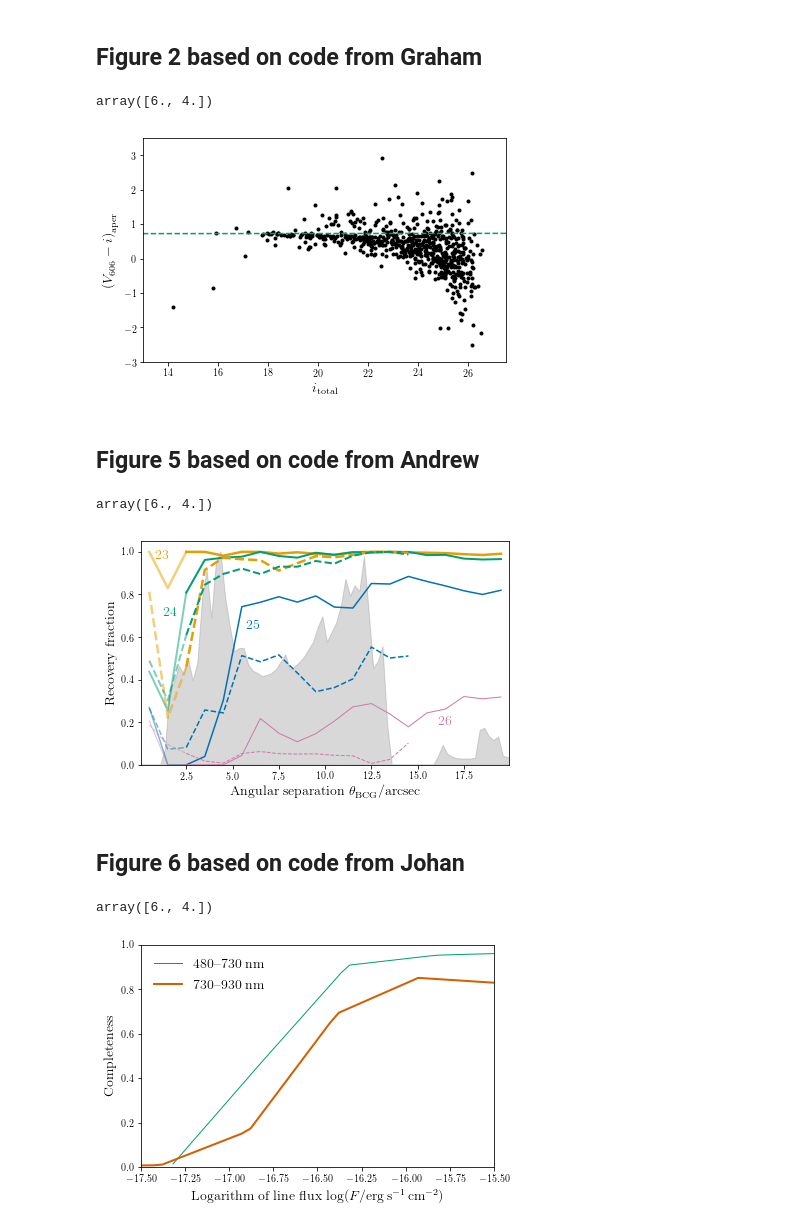
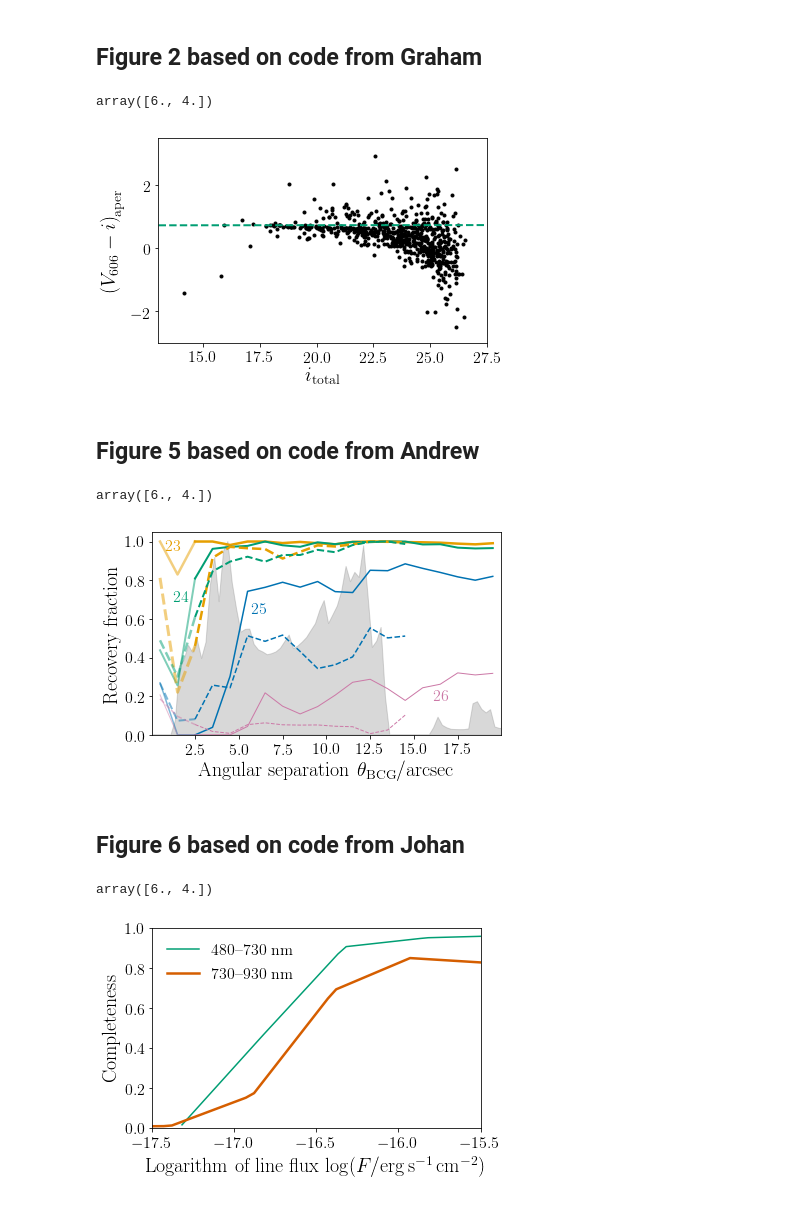
Before and after one commit to cplb/GW170814-lensing, a Jupyter notebook: Plotting.ipynb, the cells around one changed output. Saved outputs shown, nothing was run; the diff lists cells and outputs as text; code cells hidden in the pictures.

Commit message:
Polishing figures for resubmission

```diff
--- a/Plotting.ipynb
+++ b/Plotting.ipynb
@@ -9,12 +9,12 @@ from matplotlib.ticker import AutoMinorLocator, MultipleLocator, FuncFormatter
 %matplotlib inline
 # %%
 rc_params = {'backend': 'ps',
-             'axes.labelsize': 14,
-             'axes.titlesize': 14,
-             'font.size': 12,
-             'legend.fontsize': 14,
-             'xtick.labelsize': 10,
-             'ytick.labelsize': 10,
+             'axes.labelsize': 20,
+             'axes.titlesize': 20,
+             'font.size': 16,
+             'legend.fontsize': 16,
+             'xtick.labelsize': 16,
+             'ytick.labelsize': 16,
              'text.usetex': True,
              'text.latex.preamble': r"\usepackage{amsmath}",
              'font.serif': ['Computer Modern', 'Times New Roman'],
@@ -235,7 +235,7 @@ ax.plot(
 ax.plot(
     SMACSJ0304.ra.deg, SMACSJ0304.dec.deg,
     transform=ax.get_transform('world'),
-    **full_style)
+    **empty_style)
 ax_inset.plot(
     ABELL3084.ra.deg, ABELL3084.dec.deg,
     transform=ax_inset.get_transform('world'),
@@ -243,7 +243,8 @@ ax_inset.plot(
 ax_inset.plot(
     SMACSJ0304.ra.deg, SMACSJ0304.dec.deg,
     transform=ax_inset.get_transform('world'),
-    **fullinset_style)
+    **emptyinset_style)
+
 ax.contour_hpx(LALcls, levels = [0.5, 0.9], colors='k', linewidths={1,2})
 ax_inset.contour_hpx(LALcls, levels = [0.5, 0.9], colors='k', linewidths={1,2})
 ax.contour_hpx(Catcls, levels = [0.5, 0.9], colors='k', linewidths={1,2}, linestyles={'dotted'})
@@ -267,7 +268,7 @@ plt.figure()
 ax = plt.gca()
 
 plt.scatter(vi[:,0],vi[:,2], marker='.', color='k')
-plt.plot([10,30], [0.725, 0.735], linestyle='--', color=colours[1])
+plt.plot([10,30], [0.725, 0.735], linestyle='--', linewidth=2, color=colours[1])
 
 plt.ylim(-3.0,3.5)
 plt.xlim(13.0,27.5)
@@ -282,7 +283,7 @@ plt.savefig('figure2.png')
 plt.gcf().get_size_inches()
 # %% [output]
 array([6., 4.])
-[figure, old version]
+[figure, new version]
 # %% [markdown]
 ## Figure 5 based on code from Andrew
 # %%
@@ -327,7 +328,7 @@ for i in np.arange(len(mags)-2)+2:
     found_frac, r_edges, bin_no = binned_statistic(rad,found,'mean',bins=20,range=(0,20))
     r_mids = 0.5*(r_edges[1:]+r_edges[:-1])
 
-    ax_rad.text(loc[0],loc[1],'$\mathrm{%d}$'%(mag),color=col,horizontalalignment='left',verticalalignment='top',size=14)
+    ax_rad.text(loc[0],loc[1],'$\mathrm{%d}$'%(mag),color=col,horizontalalignment='left',verticalalignment='top')
 
     gi = np.where(r_mids>2)[0][0]
     ax_rad.plot(r_mids[:gi+1],found_frac[:gi+1],color=col,alpha=0.5,ls='-',linewidth=2.5-jj/2.0)
@@ -351,35 +352,36 @@ for i in np.arange(len(mags)-2)+2:
     found = stamp_found[i].flatten()
     rad = stamp_r[i].flatten()
     found_frac, r_edges, bin_no = binned_statistic(rad,found,'mean',bins=20,range=(0,20))
     r_mids = 0.5*(r_edges[1:]+r_edges[:-1])
     gi = np.where(r_mids>2)[0][0]
-    ax_rad.plot(r_mids[:gi+1],found_frac[:gi+1],color=col,alpha=0.5,ls='--',linewidth=2.5-jj/2.0)
+    ax_rad.plot(r_mids[:gi+1],found_frac[:gi+1],color=col,alpha=0.5,ls='--',linewidth=3.0-jj/2.0)
     ax_rad.plot(r_mids[gi:],found_frac[gi:],label='${m_i = %d}$'%(mag),color=col,ls='--',linewidth=2.5-jj/2.0)
 
 
 mag_num, rmids = mag_data['mag_num'], mag_data['rmids']
 norm_mag_num = mag_num * 1.0 / mag_num.max()
 ax_rad.fill_between(rmids,norm_mag_num,color='gray',alpha=0.3)
 
 box=ax_rad.get_position()
 ax_rad.set_position([box.x0,box.y0,box.width*0.9,box.height])
 #ax_rad.legend(loc='center left',bbox_to_anchor=(1,0.5))
 
 
 ax_rad.set_xlabel('Angular separation $\\theta_\mathrm{BCG}/\mathrm{arcsec}$')
 ax_rad.set_ylabel('Recovery fraction')
 
 ax_rad.set_xlim(0.05,19.95)
+plt.xticks(np.arange(2.5, 20, 2.5))
 ax_rad.set_ylim(0,1.05)
 
 plt.tight_layout()
 #plt.savefig('f_rec-r_BCG_GMOSandMUSE.pdf')
 plt.savefig('figure5.pdf')
 plt.savefig('figure5.png')
 plt.gcf().get_size_inches()
 # %% [output]
 array([6., 4.])
-[figure, old version]
+[figure, new version]
 # %% [markdown]
 ## Figure 6 based on code from Johan
 # %%
@@ -393,8 +395,8 @@ cf3 = np.loadtxt('CfnFperz3_FOR_JOHAN.txt')
 plt.rcParams.update({'text.usetex': True})
 plt.figure()
 #factor of 6 to account for the exposure time difference between UDF10 and GLGW observations.
-plt.plot(cf1[:,0]+np.log10(6.0),cf1[:,1], color=colours[1], linewidth=1, label='$480$--$730~\mathrm{nm}$')
-plt.plot(cf3[:,0]+np.log10(6.0),cf3[:,1], color=colours[2], linewidth=2, label='$730$--$930~\mathrm{nm}$')
+plt.plot(cf1[:,0]+np.log10(6.0),cf1[:,1], color=colours[1], linewidth=1.5, label='$480$--$730~\mathrm{nm}$')
+plt.plot(cf3[:,0]+np.log10(6.0),cf3[:,1], color=colours[2], linewidth=2.5, label='$730$--$930~\mathrm{nm}$')
 
 plt.ylim(0.0,1.0)
 plt.xlim(-17.5,-15.5)
@@ -410,4 +412,4 @@ plt.savefig('figure6.png')
 plt.gcf().get_size_inches()
 # %% [output]
 array([6., 4.])
-[figure, old version]
+[figure, new version]
```
Also changed, not shown: parts of 1 cell of this notebook.
